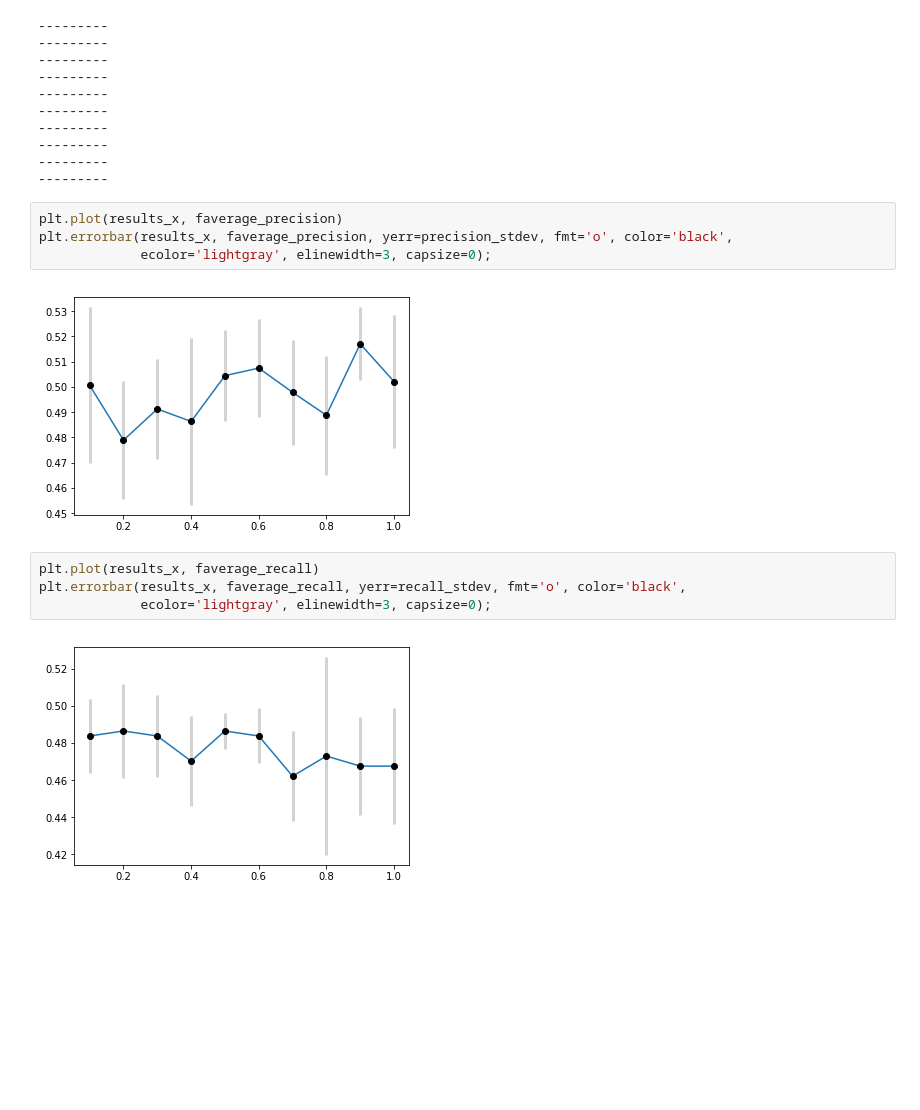
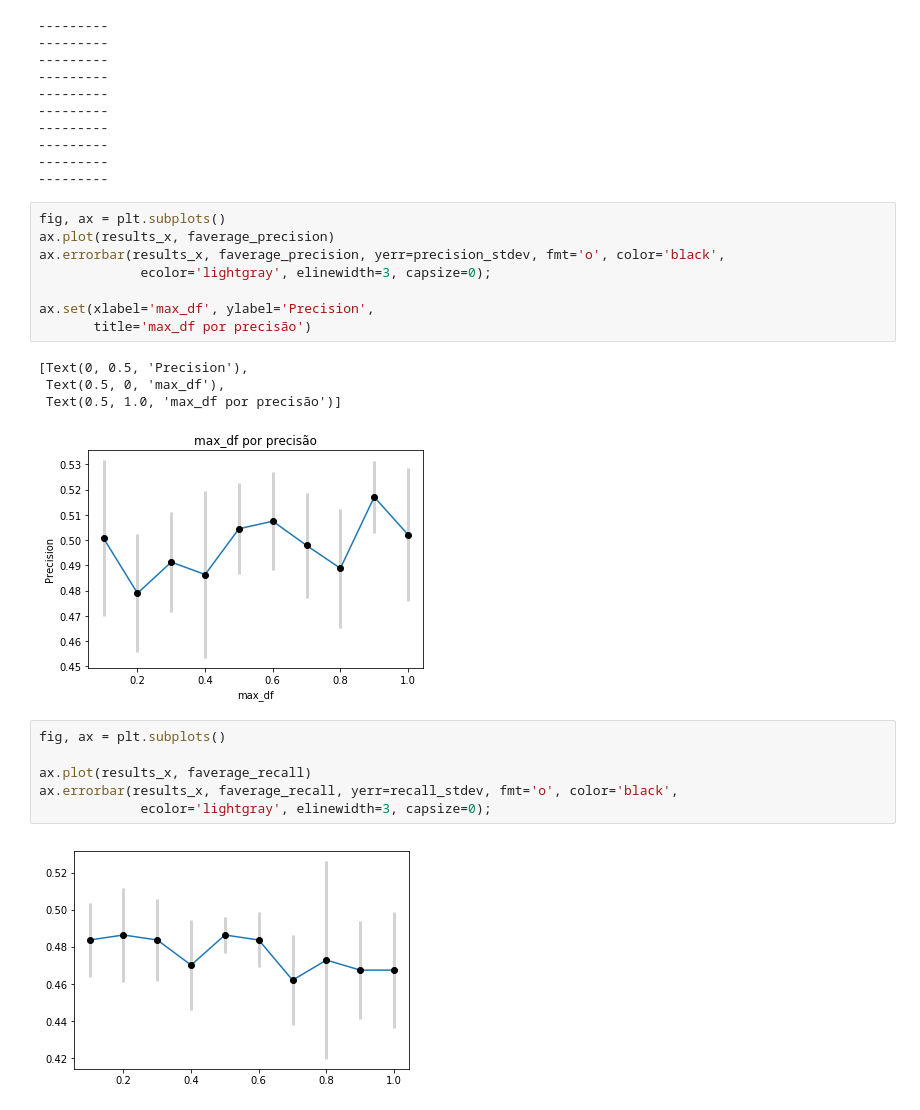
Before and after one commit to lucashm/tcc-1, a Jupyter notebook: voting-classifier/max_df.ipynb, the cells around one changed output. Drawn from its saved outputs; the diff is of its cells as text; blank space fills up the shorter version.

```diff
--- a/voting-classifier/max_df.ipynb
+++ b/voting-classifier/max_df.ipynb
@@ -169,15 +169,24 @@ for i in results_y:
 ---------
 ---------
 ---------
+# %%
+fig, ax = plt.subplots()
+ax.plot(results_x, faverage_precision)
+ax.errorbar(results_x, faverage_precision, yerr=precision_stdev, fmt='o', color='black',
+             ecolor='lightgray', elinewidth=3, capsize=0);
+
+ax.set(xlabel='max_df', ylabel='Precision',
+       title='max_df por precisão')
+# %% [output]
+[Text(0, 0.5, 'Precision'),
+ Text(0.5, 0, 'max_df'),
+ Text(0.5, 1.0, 'max_df por precisão')]
+[figure, added]
 # %%
-plt.plot(results_x, faverage_precision)
-plt.errorbar(results_x, faverage_precision, yerr=precision_stdev, fmt='o', color='black',
+fig, ax = plt.subplots()
+
+ax.plot(results_x, faverage_recall)
+ax.errorbar(results_x, faverage_recall, yerr=recall_stdev, fmt='o', color='black',
              ecolor='lightgray', elinewidth=3, capsize=0);
 # %% [output]
-[figure, old version]
+[figure, new version]
-# %%
-plt.plot(results_x, faverage_recall)
-plt.errorbar(results_x, faverage_recall, yerr=recall_stdev, fmt='o', color='black',
-             ecolor='lightgray', elinewidth=3, capsize=0);
-# %% [output]
-[figure, removed]
```
Also changed, not shown: parts of 1 cell of this notebook.
